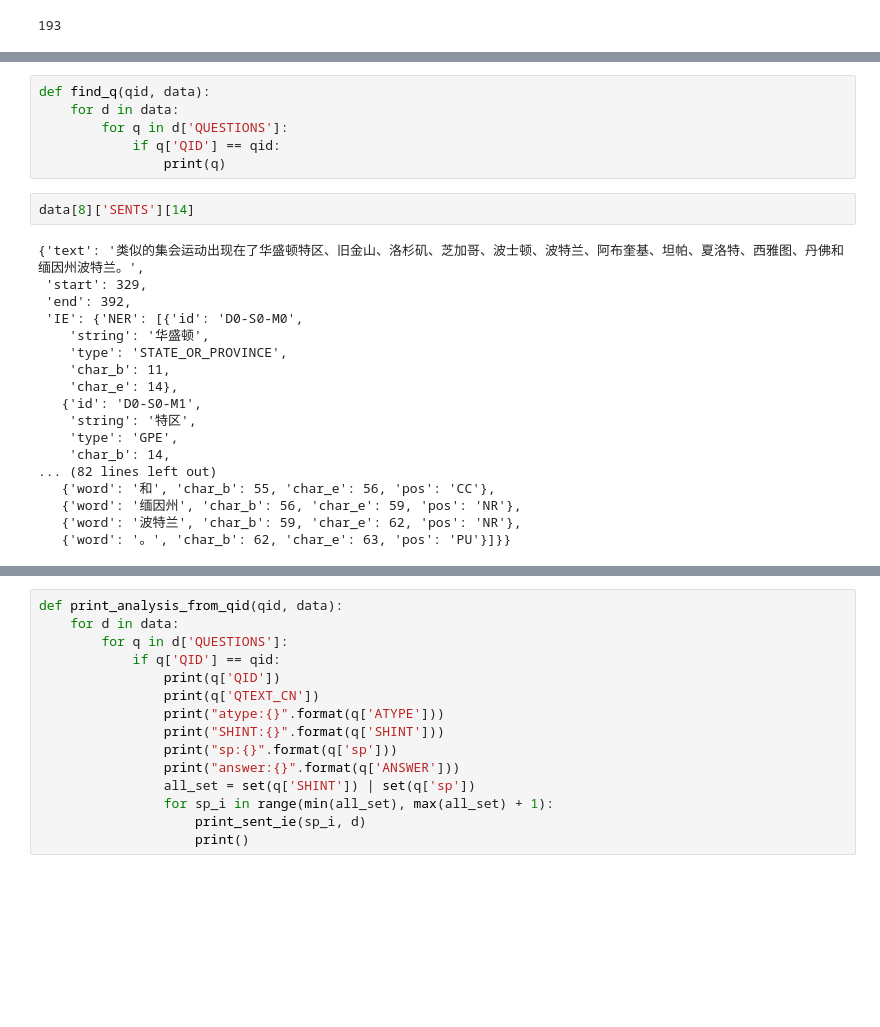
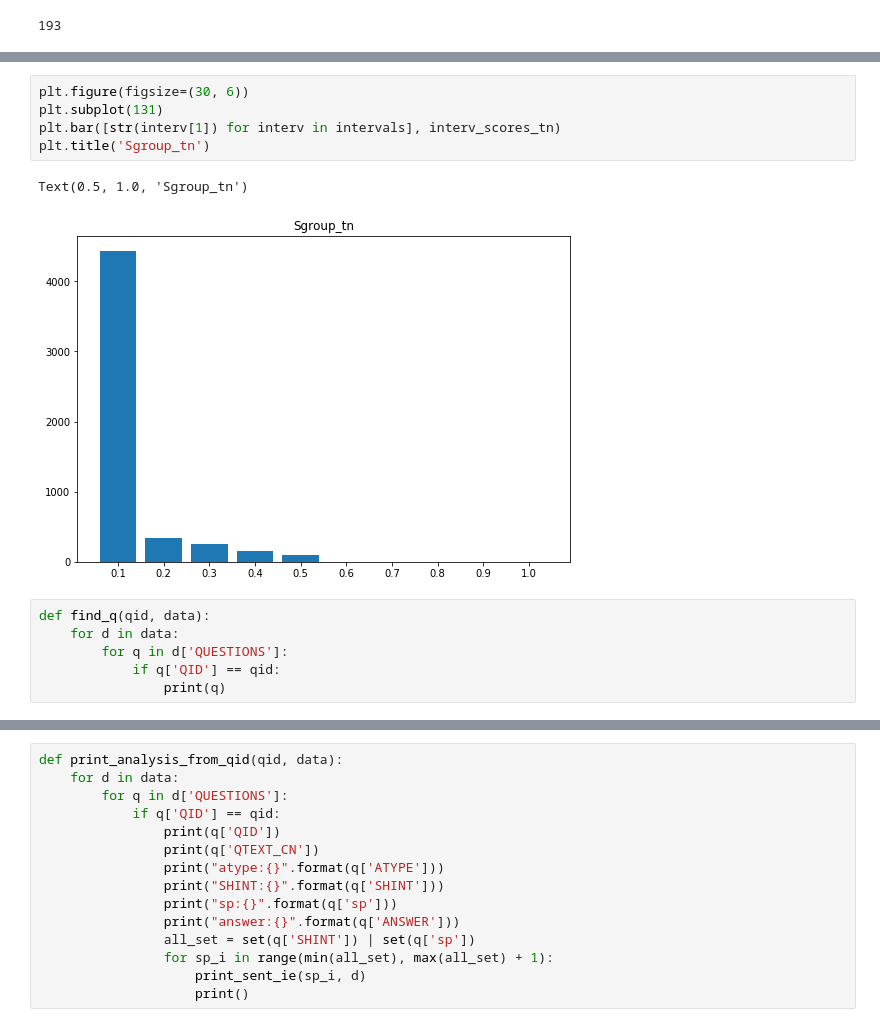
Before and after one commit to michaelmoju/fgc_support_retri, a Jupyter notebook: error_analysis.ipynb, the cells around one changed output, grey strips where cells are left out. Saved outputs shown, nothing was run; the diff lists cells and outputs as text; blank space fills up the shorter version.

```diff
--- a/error_analysis.ipynb
+++ b/error_analysis.ipynb
@@ -57,26 +154,14 @@ len(data)
+# %%
+plt.figure(figsize=(30, 6))
+plt.subplot(131)
+plt.bar([str(interv[1]) for interv in intervals], interv_scores_tn)
+plt.title('Sgroup_tn')
+# %% [output]
+Text(0.5, 1.0, 'Sgroup_tn')
+[figure, added]
 # %%
 def find_q(qid, data):
     for d in data:
         for q in d['QUESTIONS']:
             if q['QID'] == qid:
                 print(q)
-# %%
-data[8]['SENTS'][14]
-# %% [output]
-{'text': '类似的集会运动出现在了华盛顿特区、旧金山、洛杉矶、芝加哥、波士顿、波特兰、阿布奎基、坦帕、夏洛特、西雅图、丹佛和缅因州波特兰。',
- 'start': 329,
- 'end': 392,
- 'IE': {'NER': [{'id': 'D0-S0-M0',
-    'string': '华盛顿',
-    'type': 'STATE_OR_PROVINCE',
-    'char_b': 11,
-    'char_e': 14},
-   {'id': 'D0-S0-M1',
-    'string': '特区',
-    'type': 'GPE',
-    'char_b': 14,
-... (82 lines left out)
-   {'word': '和', 'char_b': 55, 'char_e': 56, 'pos': 'CC'},
-   {'word': '缅因州', 'char_b': 56, 'char_e': 59, 'pos': 'NR'},
-   {'word': '波特兰', 'char_b': 59, 'char_e': 62, 'pos': 'NR'},
-   {'word': '。', 'char_b': 62, 'char_e': 63, 'pos': 'PU'}]}}
```
Also changed, not shown: parts of 24 cells of this notebook, 10 other files.
